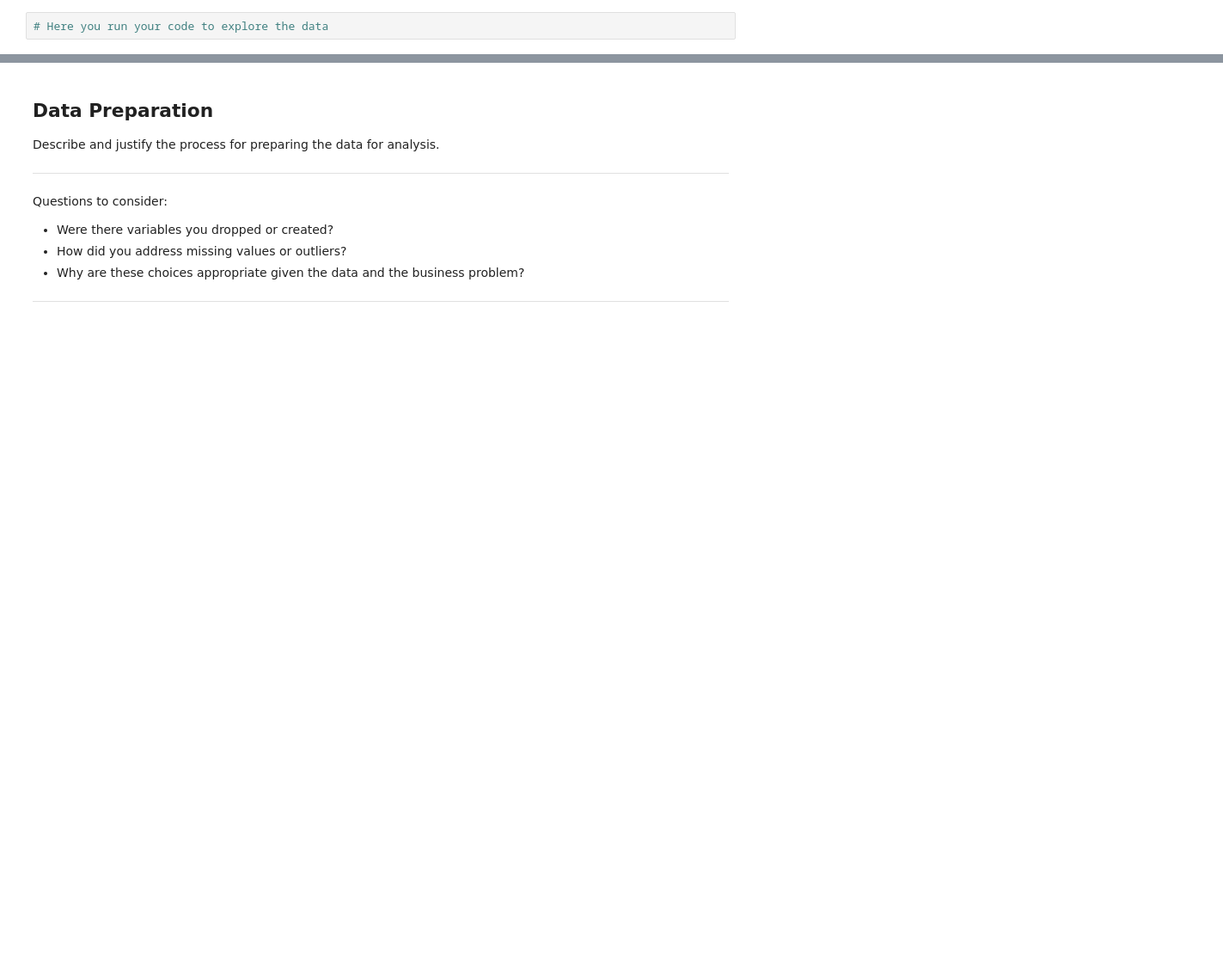
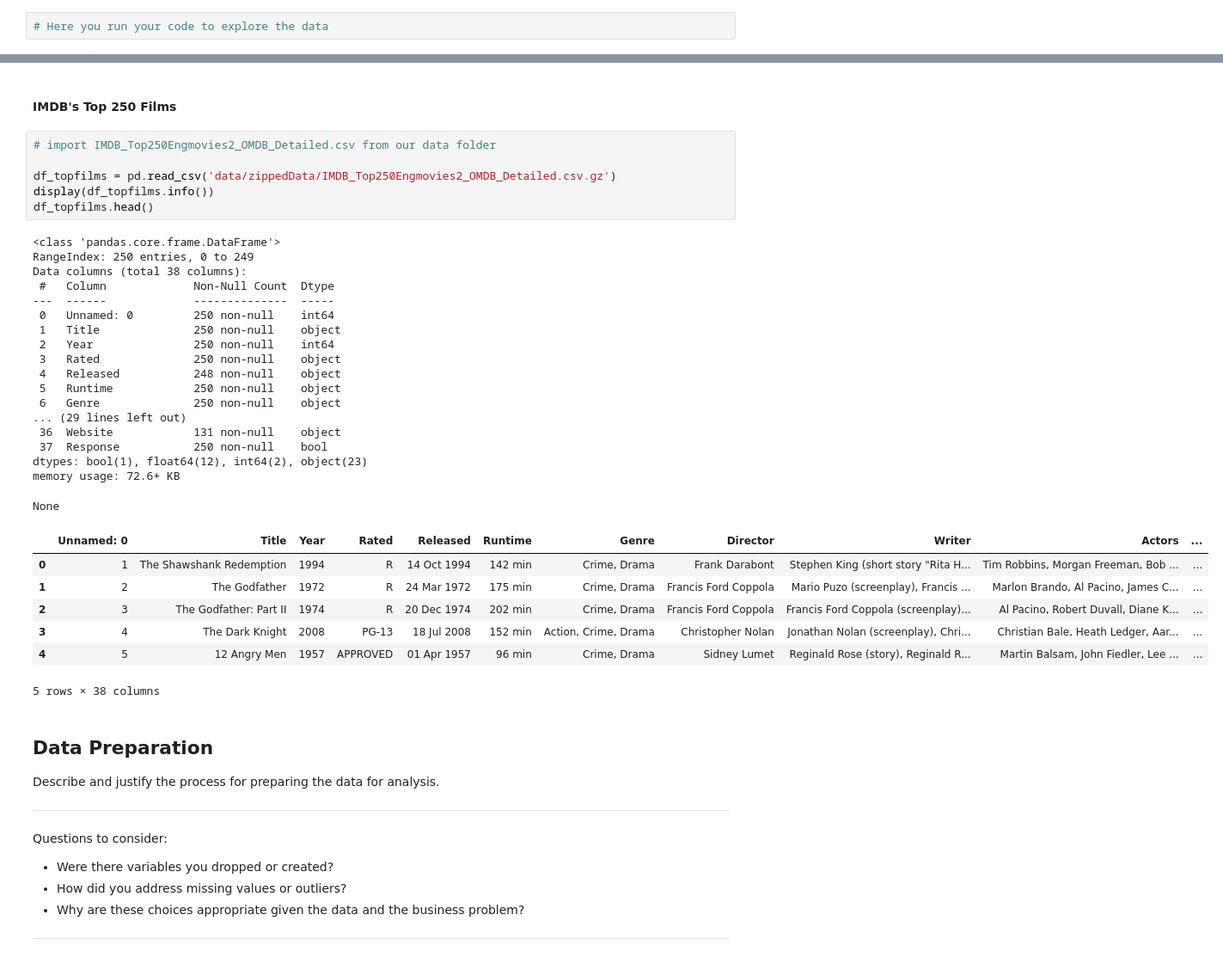
Before and after one commit to sierrafromcalifornia/Film-Analysis-Project, a Jupyter notebook: dsc-film-analysis-project.ipynb, the cells around one changed output, grey strips where cells are left out. Shown at 86% size. Cells and saved outputs as stored; diff of their text form; blank space fills up the shorter version.

Commit message:
Import packages and data sets, begin cleaning

```diff
--- a/dsc-film-analysis-project.ipynb
+++ b/dsc-film-analysis-project.ipynb
@@ -46,3 +76,37 @@ import seaborn as sns
+# %% [markdown]
+#### IMDB's Top 250 Films
+# %%
+# import IMDB_Top250Engmovies2_OMDB_Detailed.csv from our data folder
+
+df_topfilms = pd.read_csv('data/zippedData/IMDB_Top250Engmovies2_OMDB_Detailed.csv.gz')
+display(df_topfilms.info())
+df_topfilms.head()
+# %% [output]
+<class 'pandas.core.frame.DataFrame'>
+RangeIndex: 250 entries, 0 to 249
+Data columns (total 38 columns):
+ #   Column             Non-Null Count  Dtype
+---  ------             --------------  -----
+ 0   Unnamed: 0         250 non-null    int64
+ 1   Title              250 non-null    object
+ 2   Year               250 non-null    int64
+ 3   Rated              250 non-null    object
+ 4   Released           248 non-null    object
+ 5   Runtime            250 non-null    object
+ 6   Genre              250 non-null    object
+... (29 lines left out)
+ 36  Website            131 non-null    object
+ 37  Response           250 non-null    bool
+dtypes: bool(1), float64(12), int64(2), object(23)
+memory usage: 72.6+ KB
+None
+|  | Unnamed: 0 | Title | Year | Rated | Released | Runtime | Genre | Director | Writer | Actors | ... |
+| 0 | 1 | The Shawshank Redemption | 1994 | R | 14 Oct 1994 | 142 min | Crime, Drama | Frank Darabont | Stephen King (short story "Rita H... | Tim Robbins, Morgan Freeman, Bob ... | ... |
+| 1 | 2 | The Godfather | 1972 | R | 24 Mar 1972 | 175 min | Crime, Drama | Francis Ford Coppola | Mario Puzo (screenplay), Francis ... | Marlon Brando, Al Pacino, James C... | ... |
+| 2 | 3 | The Godfather: Part II | 1974 | R | 20 Dec 1974 | 202 min | Crime, Drama | Francis Ford Coppola | Francis Ford Coppola (screenplay)... | Al Pacino, Robert Duvall, Diane K... | ... |
+| 3 | 4 | The Dark Knight | 2008 | PG-13 | 18 Jul 2008 | 152 min | Action, Crime, Drama | Christopher Nolan | Jonathan Nolan (screenplay), Chri... | Christian Bale, Heath Ledger, Aar... | ... |
+| 4 | 5 | 12 Angry Men | 1957 | APPROVED | 01 Apr 1957 | 96 min | Crime, Drama | Sidney Lumet | Reginald Rose (story), Reginald R... | Martin Balsam, John Fiedler, Lee ... | ... |
+5 rows × 38 columns
 # %% [markdown]
 ## Data Preparation
 
```
Also changed, not shown: parts of 22 cells of this notebook, 1 other file.
